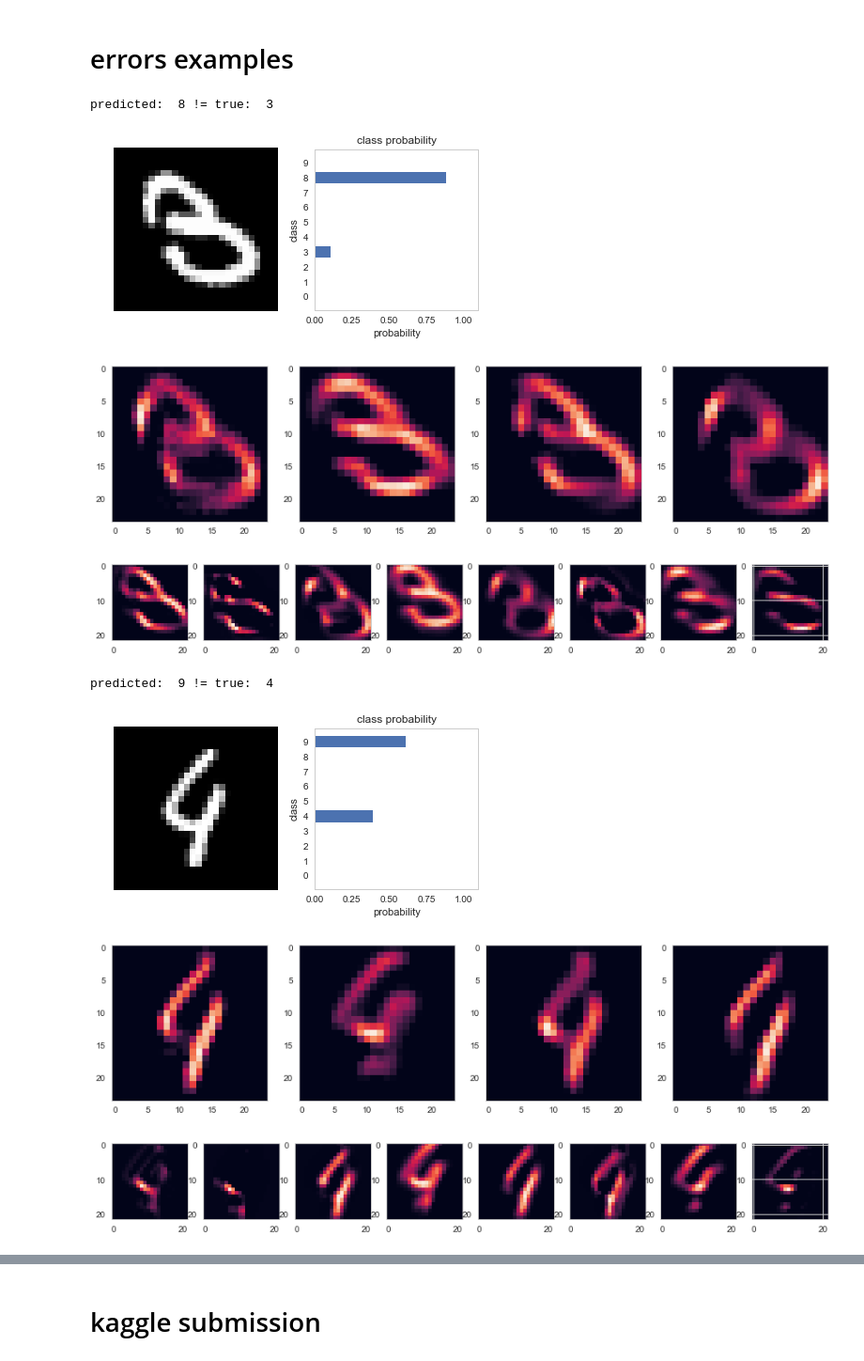
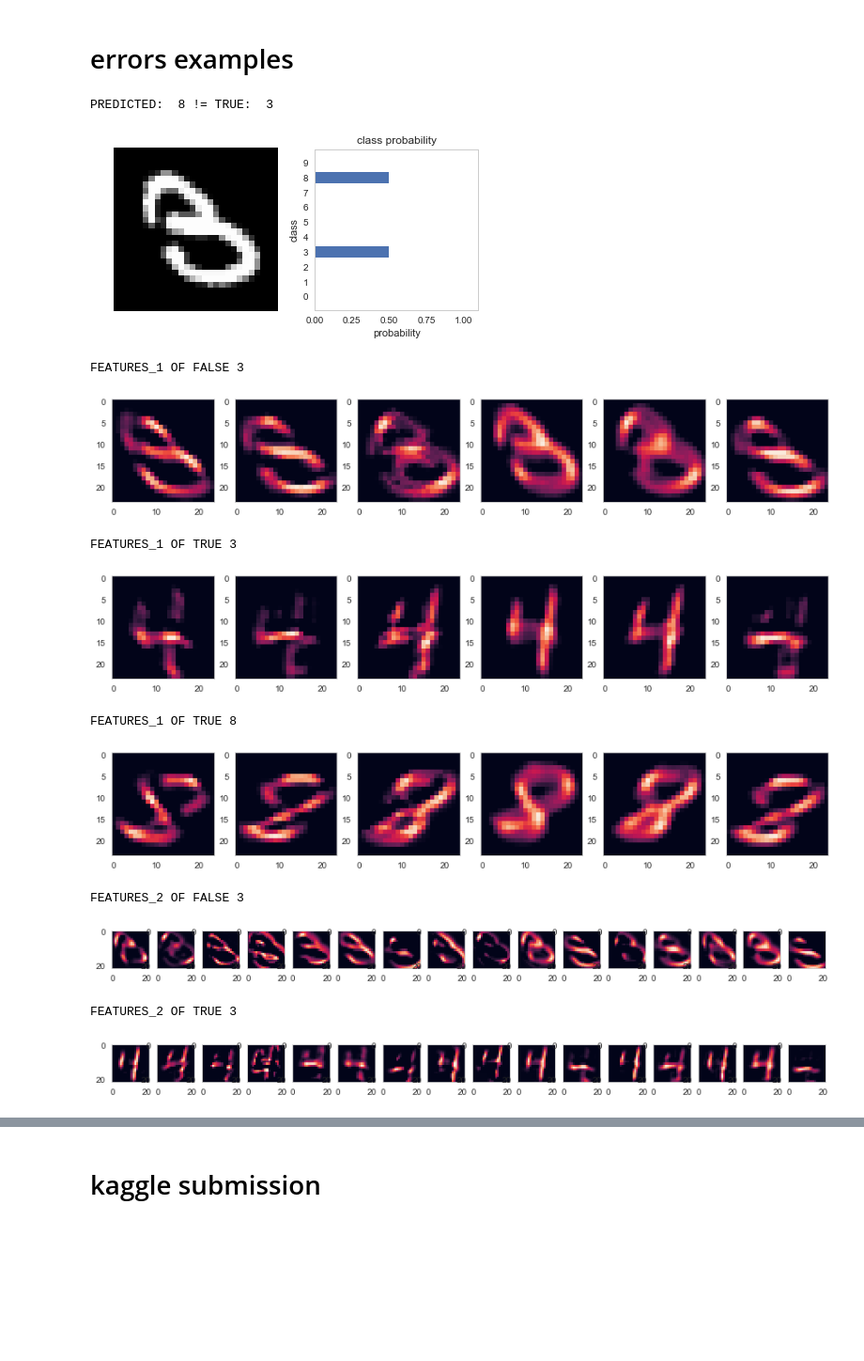
Before and after one commit to gabmars/DL_rtf, a Jupyter notebook: torch_mnist.ipynb, the cells around one changed output, grey strips where cells are left out. Shown at 94% size. Drawn from its saved outputs; the diff is of its cells as text; code cells hidden in the pictures; blank space fills up the shorter version.

```diff
--- a/torch_mnist.ipynb
+++ b/torch_mnist.ipynb
@@ -170,21 +170,21 @@ class Net(nn.Module):
     def __init__(self):
         super(Net, self).__init__()
         self.conv1 = nn.Conv2d(in_channels=1,
-                               out_channels=4,
+                               out_channels=6,
                                kernel_size=5,
                                padding=0)
-        self.conv2 = nn.Conv2d(in_channels=4,
-                               out_channels=8,
+        self.conv2 = nn.Conv2d(in_channels=6,
+                               out_channels=16,
                                kernel_size=3,
                                padding=0)
-        self.fc1 = nn.Linear(8 * 5 * 5, 120)
+        self.fc1 = nn.Linear(16 * 5 * 5, 120)
         self.fc2 = nn.Linear(120, 84)
         self.fc3 = nn.Linear(84, 10)
 
     def forward(self, x):
         x = F.max_pool2d(F.relu(self.conv1(x)),2)
         x = F.max_pool2d(F.relu(self.conv2(x)),2)
-        x = x.view(-1, 8 * 5 * 5)
+        x = x.view(-1, 16 * 5 * 5)
         x = F.relu(self.fc1(x))
         x = F.relu(self.fc2(x))
         x = F.log_softmax(self.fc3(x), dim=1)
@@ -233,7 +233,7 @@ loss_curve_y=[]
 v_loss_curve_y=[]
 acc_curve_y=[]
 # %%
-num_epochs=50
+num_epochs=100
 
 e=0
 while e < num_epochs:
@@ -355,6 +355,7 @@ errors_imgs=[]
 errors_labels=[]
 confusion_matrix = torch.zeros(10, 10)
 err_confusion_matrix = torch.zeros(10, 10)
+correct_samples={i:None for i in range(10)}
 with torch.no_grad():
     for data in test_loader:
         images, labels = data[0].to(device), data[1].to(device)
@@ -364,6 +365,11 @@ with torch.no_grad():
         correct += (predicted == labels).sum().item()
         errors_imgs.extend(images[torch.where(predicted != labels)])
         errors_labels.extend(zip(predicted[torch.where(predicted != labels)], labels[torch.where(predicted != labels)]))
+
+        for i in [i for i in correct_samples if type(correct_samples[i]) != torch.Tensor]:
+            ci = images[torch.where(predicted == labels)][torch.where(i == labels)]
+            if ci.shape[0] > 0:
+                correct_samples[i] = ci[0]
         for t, p in zip(labels.view(-1), predicted.view(-1)):
             confusion_matrix[t.long(), p.long()] += 1
             if t.long() != p.long():
@@ -434,24 +440,52 @@ show_features(net.features_2(errors_imgs[:8]).detach().cpu())
 # errors examples
 # %%
 for img_indx in range(10):
-    print('predicted: ', errors_labels[img_indx][0].item(), '!=','true: ', errors_labels[img_indx][1].item())
+    pred_digit=errors_labels[img_indx][0].item()
+    true_digit=errors_labels[img_indx][1].item()
+    print('PREDICTED: ', pred_digit, '!=','TRUE: ', true_digit)
     ps = net.forward(errors_imgs[img_indx].unsqueeze(0))
     view_classify(errors_imgs[img_indx].cpu(), torch.softmax(ps,dim=1))
+    plt.show()
 
+    print(f'FEATURES_1 OF FALSE {true_digit}')
     plt.figure(figsize=(15,10))
     show_features(net.features_1(errors_imgs[img_indx:img_indx+1].to(device)).detach().cpu())
+    plt.show()
 
+    print(f'FEATURES_1 OF TRUE {true_digit}')
+    plt.figure(figsize=(15,10))
+    show_features(net.features_1(correct_samples[true_digit].unsqueeze(0).to(device)).detach().cpu())
+    plt.show()
+
+    print(f'FEATURES_1 OF TRUE {pred_digit}')
+    plt.figure(figsize=(15,10))
+    show_features(net.features_1(correct_samples[pred_digit].unsqueeze(0).to(device)).detach().cpu())
+    plt.show()
+
+    print(f'FEATURES_2 OF FALSE {true_digit}')
     plt.figure(figsize=(15,10))
     show_features(net.features_2(errors_imgs[img_indx:img_indx+1].to(device)).detach().cpu())
+    plt.show()
 
-    plt.grid()
-    plt.pause(0.1)
+    print(f'FEATURES_2 OF TRUE {true_digit}')
+    plt.figure(figsize=(15,10))
+    show_features(net.features_2(correct_samples[true_digit].unsqueeze(0).to(device)).detach().cpu())
+    plt.show()
+
+    print(f'FEATURES_2 OF TRUE {pred_digit}')
+    plt.figure(figsize=(15,10))
+    show_features(net.features_2(correct_samples[pred_digit].unsqueeze(0).to(device)).detach().cpu())
+    plt.show()
 # %% [output]
-predicted:  8 != true:  3
+PREDICTED:  8 != TRUE:  3
-[figure, old version]
+[figure, new version]
+FEATURES_1 OF FALSE 3
-[figure, old version]
+[figure, new version]
+FEATURES_1 OF TRUE 3
-[figure, old version]
+[figure, new version]
-predicted:  9 != true:  4
+FEATURES_1 OF TRUE 8
-[figure, old version]
+[figure, new version]
+FEATURES_2 OF FALSE 3
-[figure, old version]
+[figure, new version]
+FEATURES_2 OF TRUE 3
-[figure, old version]
+[figure, new version]
```
Also changed, not shown: parts of 22 cells of this notebook, 4 other files.
